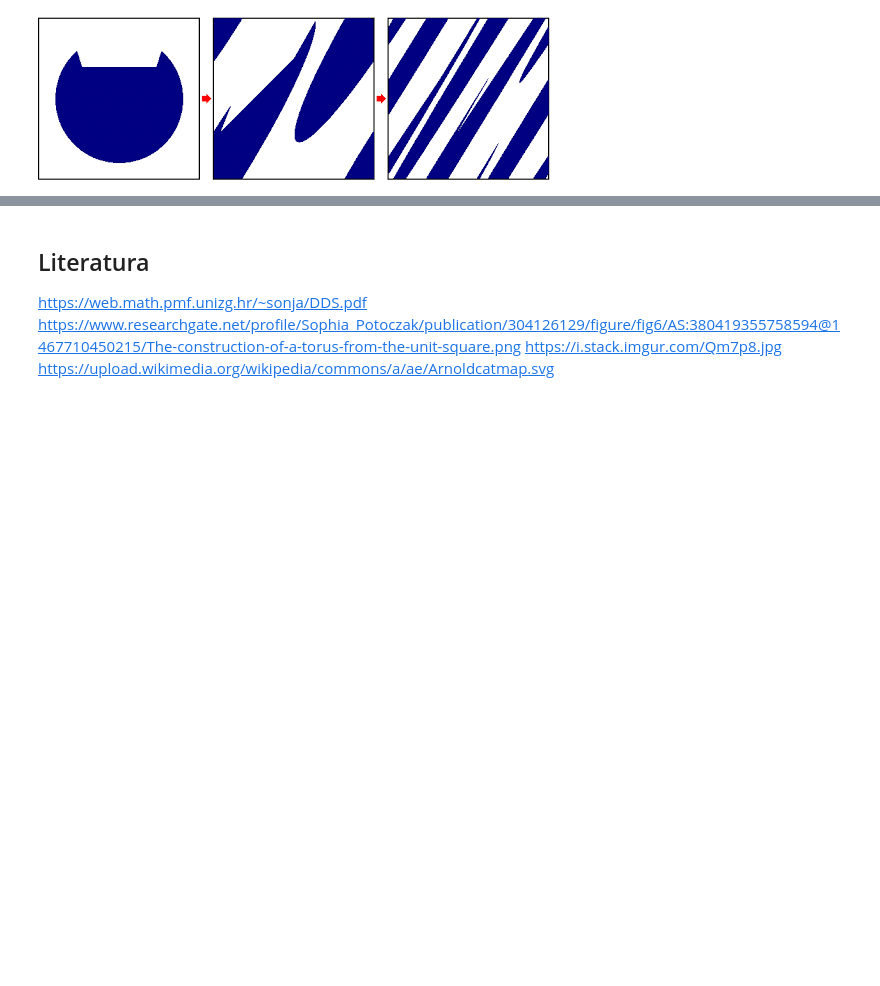
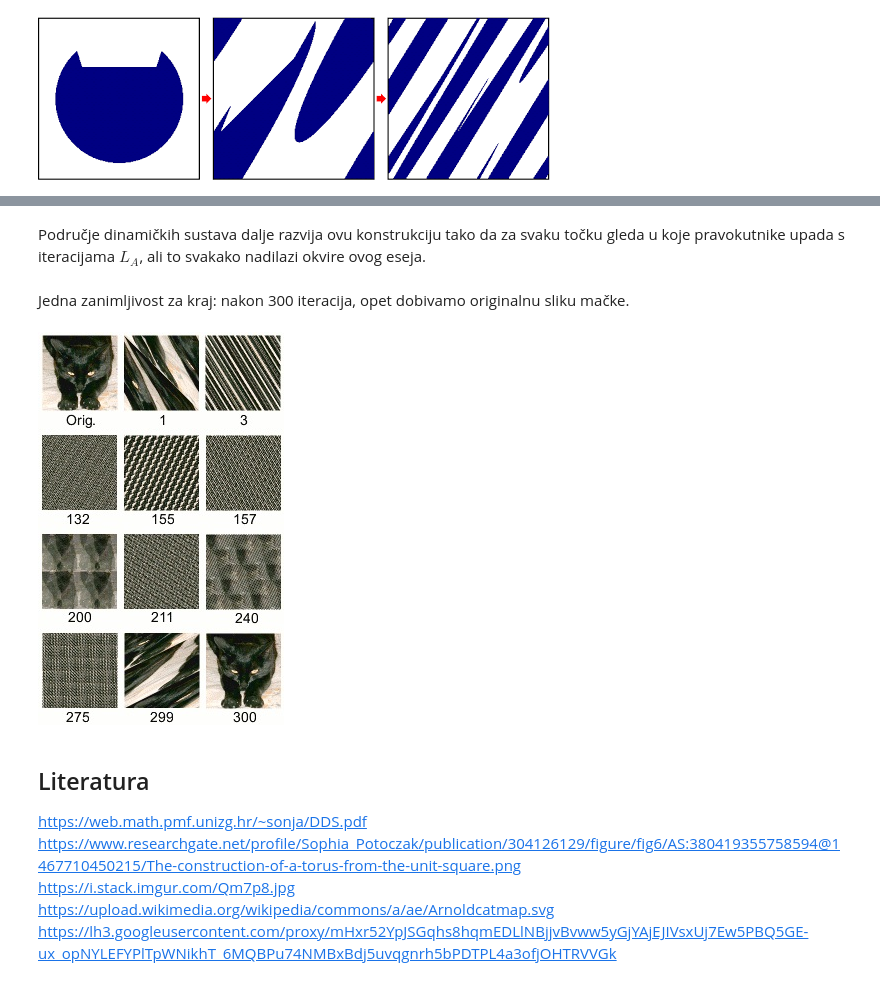
Before and after one commit to vanneva/Mathematical_Software__Arnolds_Cat, a Jupyter notebook: Arnoldova_macka.ipynb, the cells around one changed output, grey strips where cells are left out. Saved outputs shown, nothing was run; the diff lists cells and outputs as text; code cells hidden in the pictures; blank space fills up the shorter version.

```diff
--- a/Arnoldova_macka.ipynb
+++ b/Arnoldova_macka.ipynb
@@ -291,3 +326,11 @@ Image('macka.png')
+# %% [markdown]
+Područje dinamičkih sustava dalje razvija ovu konstrukciju tako da za svaku točku gleda u koje pravokutnike upada s iteracijama $L_A$, ali to svakako nadilazi okvire ovog eseja.
+# %% [markdown]
+Jedna zanimljivost za kraj: nakon 300 iteracija, opet dobivamo originalnu sliku mačke.
+# %%
+Image('macka_iteracije.jpg')
+# %% [output]
+[figure, added]
 # %% [markdown]
 ## Literatura
 
@@ -295,3 +338,4 @@ https://web.math.pmf.unizg.hr/~sonja/DDS.pdf
 https://www.researchgate.net/profile/Sophia_Potoczak/publication/304126129/figure/fig6/AS:380419355758594@1467710450215/The-construction-of-a-torus-from-the-unit-square.png
 https://i.stack.imgur.com/Qm7p8.jpg
 https://upload.wikimedia.org/wikipedia/commons/a/ae/Arnoldcatmap.svg
+https://lh3.googleusercontent.com/proxy/mHxr52YpJSGqhs8hqmEDLlNBjjvBvww5yGjYAjEJIVsxUj7Ew5PBQ5GE-ux_opNYLEFYPlTpWNikhT_6MQBPu74NMBxBdj5uvqgnrh5bPDTPL4a3ofjOHTRVVGk
```
Also changed, not shown: parts of 12 cells of this notebook.
